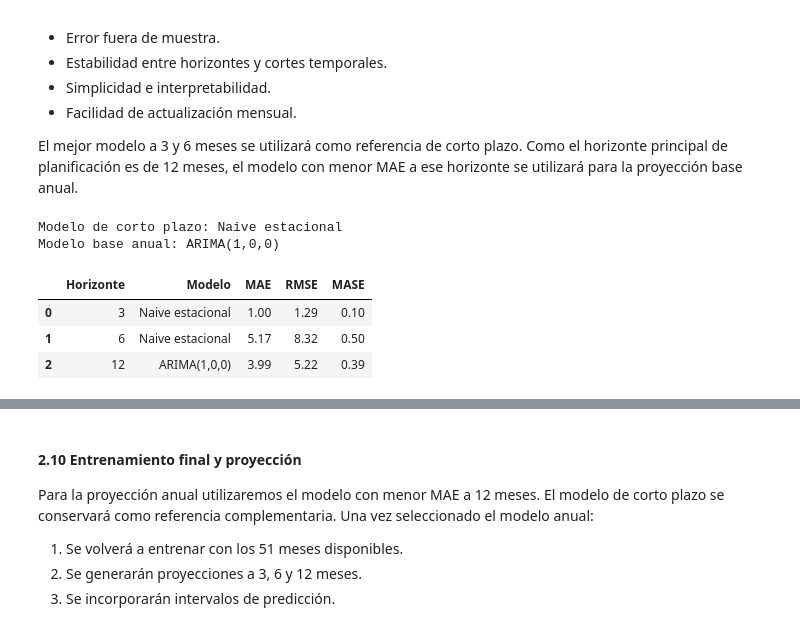
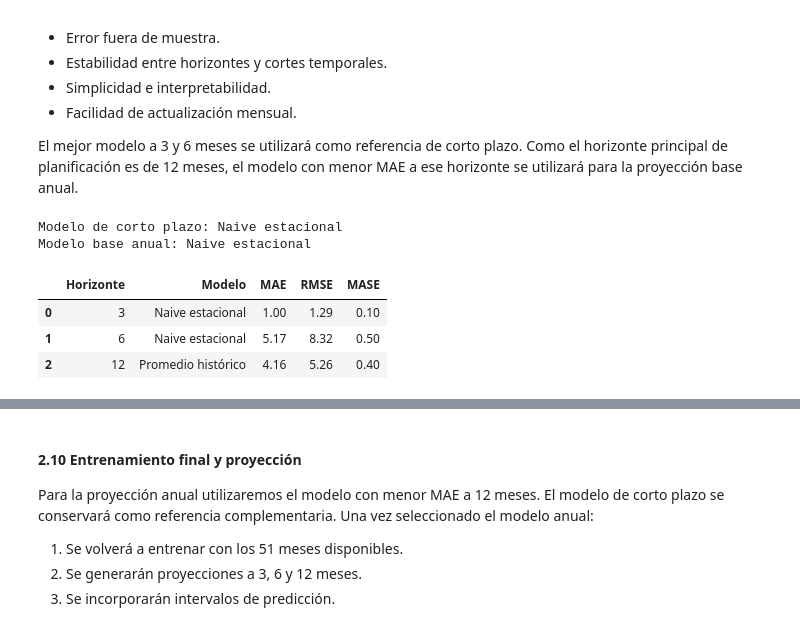
Before and after one commit to yaninaiberra/desafio_siglo21, a Jupyter notebook: Desafio_Tecnico_Siglo_21.ipynb, the cells around one changed output, grey strips where cells are left out. Cells and saved outputs as stored; diff of their text form; code cells hidden in the pictures.

```diff
--- a/Desafio_Tecnico_Siglo_21.ipynb
+++ b/Desafio_Tecnico_Siglo_21.ipynb
@@ -886,14 +907,21 @@ with warnings.catch_warnings():
     modelo_arima = ARIMA(
         y_train,
         order=(1, 0, 0),
-        trend="c"
+        trend="t"
+    ).fit()
+
+    modelo_arima_d1 = ARIMA(
+        y_train,
+        order=(1, 1, 0),
+        trend="n"
     ).fit()
 
 pronosticos_test.update({
     "SES": pd.Series(modelo_ses.forecast(12).to_numpy(), index=test.index),
     "Holt": pd.Series(modelo_holt.forecast(12).to_numpy(), index=test.index),
     "Holt-Winters": pd.Series(modelo_hw.forecast(12).to_numpy(), index=test.index),
-    "ARIMA(1,0,0)": pd.Series(modelo_arima.forecast(12).to_numpy(), index=test.index)
+    "ARIMA(1,0,0) con tendencia": pd.Series(modelo_arima.forecast(len(test)).to_numpy(), index=test.index),
+    "ARIMA(1,1,0)": pd.Series(modelo_arima_d1.forecast(len(test)).to_numpy(), index=test.index)
 })
 # %% [markdown]
 #### 2.7 Comparación por horizonte
@@ -991,30 +1030,29 @@ El mejor modelo a 3 y 6 meses se utilizará como referencia de corto plazo. Como
 # %%
 mejores_por_horizonte = (
     resultados_modelos.loc[
         resultados_modelos.groupby("Horizonte")["MAE"].idxmin(),
         ["Horizonte", "Modelo", "MAE", "RMSE", "MASE"]
     ]
     .sort_values("Horizonte")
     .reset_index(drop=True)
 )
 
 modelo_corto_plazo = mejores_por_horizonte.loc[
     mejores_por_horizonte["Horizonte"] == 3, "Modelo"
 ].iloc[0]
 
-modelo_base_anual = mejores_por_horizonte.loc[
-    mejores_por_horizonte["Horizonte"] == 12, "Modelo"
-].iloc[0]
+# Se elige Naive estacional para mantener una proyección anual dinámica y fácil de explicar.
+modelo_base_anual = "Naive estacional"
 
 modelo_seleccionado = modelo_base_anual
 
 print("Modelo de corto plazo:", modelo_corto_plazo)
 print("Modelo base anual:", modelo_base_anual)
 mejores_por_horizonte.round(2)
 # %% [output]
 Modelo de corto plazo: Naive estacional
-Modelo base anual: ARIMA(1,0,0)
+Modelo base anual: Naive estacional
 |  | Horizonte | Modelo | MAE | RMSE | MASE |
 | 0 | 3 | Naive estacional | 1.00 | 1.29 | 0.10 |
 | 1 | 6 | Naive estacional | 5.17 | 8.32 | 0.50 |
-| 2 | 12 | ARIMA(1,0,0) | 3.99 | 5.22 | 0.39 |
+| 2 | 12 | Promedio histórico | 4.16 | 5.26 | 0.40 |
```
Also changed, not shown: parts of 58 cells of this notebook.
